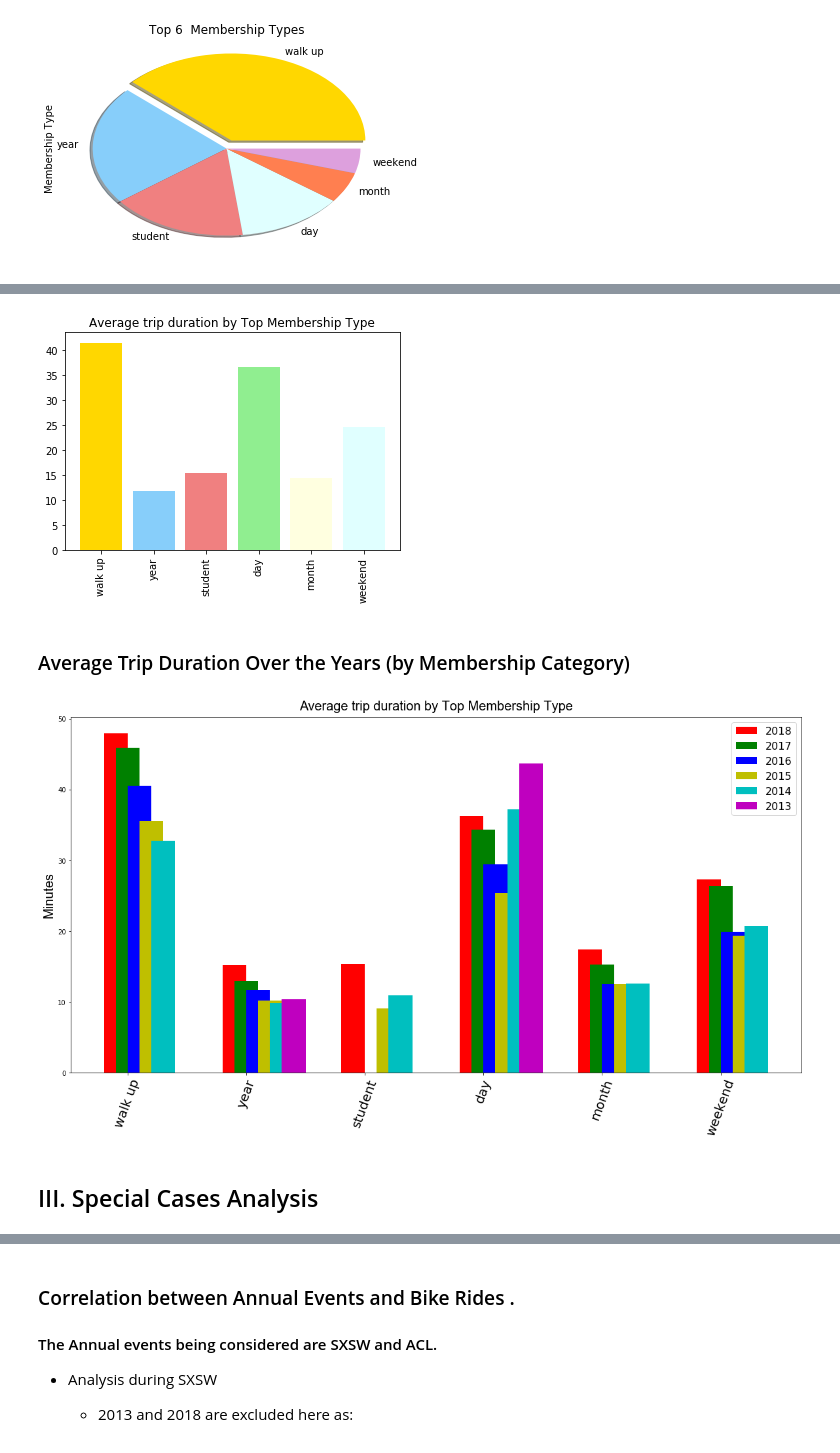
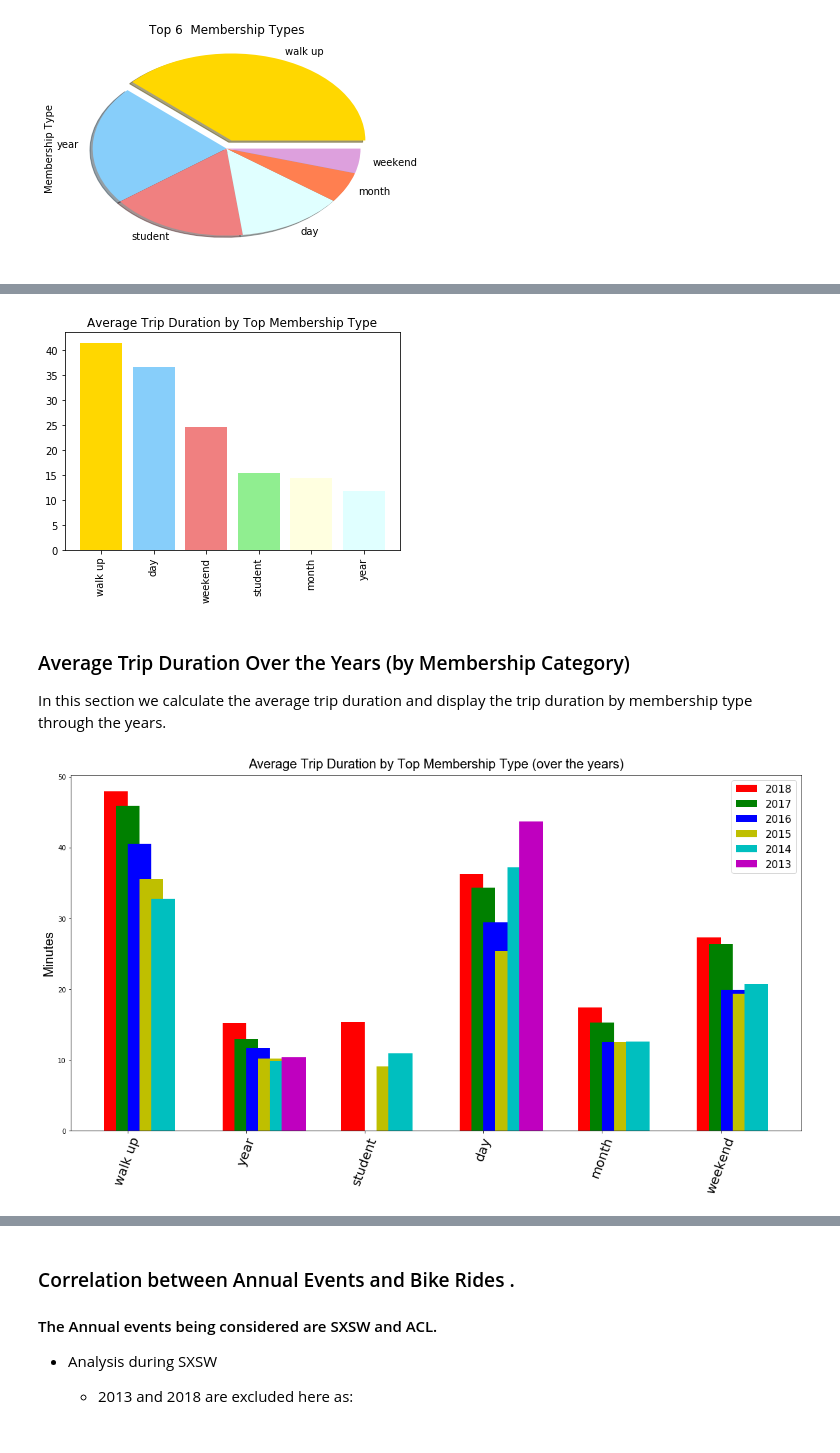
Before and after one commit to ananyay/Pedal_through_Austin, a Jupyter notebook: data_analysis_gabriela.ipynb, the cells around one changed output, grey strips where cells are left out. Cells and saved outputs as stored; diff of their text form; code cells hidden in the pictures.

```diff
--- a/data_analysis_gabriela.ipynb
+++ b/data_analysis_gabriela.ipynb
@@ -292,44 +324,37 @@ Name: Membership Type, dtype: int64
 # %%
-# 2013 - 2018 is being considered for this analysis
-# Group by membership type and sort, to find out the top 6 membership types
 # For each membership type in the Top 6, prepare a data series with trip durations
 # Find the average for each membership type
-# Data is illustrated as a bar chart. Top 6 are accounted for 100%, and the division indicate percentage by membership type
-
-
-from matplotlib import pyplot, pylab
 subscriber_type = df_bike_cl['Membership Type'].value_counts().index
 top_subscriber_type = subscriber_type[0:6]
 
 trip_minutes = []
 for element in top_subscriber_type:
    time_min = df_bike_cl[df_bike_cl['Membership Type'] == element]['Trip Duration Minutes'].values
    trip_minutes.append(np.mean(time_min))
 
 x_axis  =  np.arange(0, len(top_subscriber_type))
 tick_locations = []
 for x in x_axis:
    tick_locations.append(x)
 
-plt.xticks(tick_locations, top_subscriber_type, rotation=90)
-labels = ["walk up","year","student","day","month","weekend"]
-explode = (0.1,0,0,0,0,0)
+# Plot graph and sort
+trip_minutes.sort(reverse=True)
+plt.xticks(tick_locations, ["walk up","day","weekend","student","month","year"], rotation=90)
 colors = ["gold", "lightskyblue", "lightcoral","lightgreen","lightyellow","lightcyan"]
 plt.bar(height= trip_minutes, x= tick_locations, color=colors)
-plt.title('Average trip duration by Top Membership Type')
+plt.title('Average Trip Duration by Top Membership Type')
 plt.savefig("Images/avg_duration_mem_type.png",bbox_inches = "tight")
 plt.show()
 # %% [output]
-[figure, old version]
+[figure, new version]
 # %% [markdown]
 ### Average Trip Duration Over the Years (by Membership Category)
+
+In this section we calculate the average trip duration and display the trip duration by membership type through the years.
 # %%
-# Analyzing Membership type usage variation by year.
 # For each year, filter the data into a data frame.
 # For that data frame, for the above selected top 6 membership types
-# calculate the average duration of trips
-# Plot with membership types on X-axis and Minutes on Y-axis and stacked by year.
-
+# Calculate the average duration of trips
 fig, ax = plt.subplots(figsize=(20, 10))
 title_font = {'fontname':'Arial', 'size':'20', 'color':'black', 'weight':'normal',
               'verticalalignment':'bottom'} # Bottom vertical alignment for more space
@@ -397,6 +422,7 @@ tick_locations = []
 for x in x_axis:
    tick_locations.append(x)
 
+# Plot with membership types on X-axis and Minutes on Y-axis and stacked by year.
 plt.setp(ax, xticks= tick_locations, xticklabels= top_subscriber_type)
 plt.setp(ax.get_xticklabels(), rotation=70, fontsize= 20)
 ax.bar(x_axis-0.5*w, trip_minutes_2018,w,color='r',label='2018')
@@ -406,12 +432,10 @@ ax.bar(x_axis+1*w, trip_minutes_2015,w,color='y',label='2015')
 ax.bar(x_axis+1.5*w, trip_minutes_2014,w,color='c',label='2014')
 ax.bar(x_axis+2*w, trip_minutes_2013,w,color='m',label='2013')
 
-ax.set_title('Average trip duration by Top Membership Type', **title_font)
+ax.set_title('Average Trip Duration by Top Membership Type (over the years)', **title_font)
 ax.set_ylabel('Minutes', **axis_font)
 ax.legend(loc=1, prop={'size': 16})
 plt.savefig("Images/avg_duration_mem_type_year.png",bbox_inches = "tight")
 plt.show()
 # %% [output]
-[figure, old version]
+[figure, new version]
-# %% [markdown]
-## III. Special Cases Analysis
```
Also changed, not shown: parts of 32 cells of this notebook.
